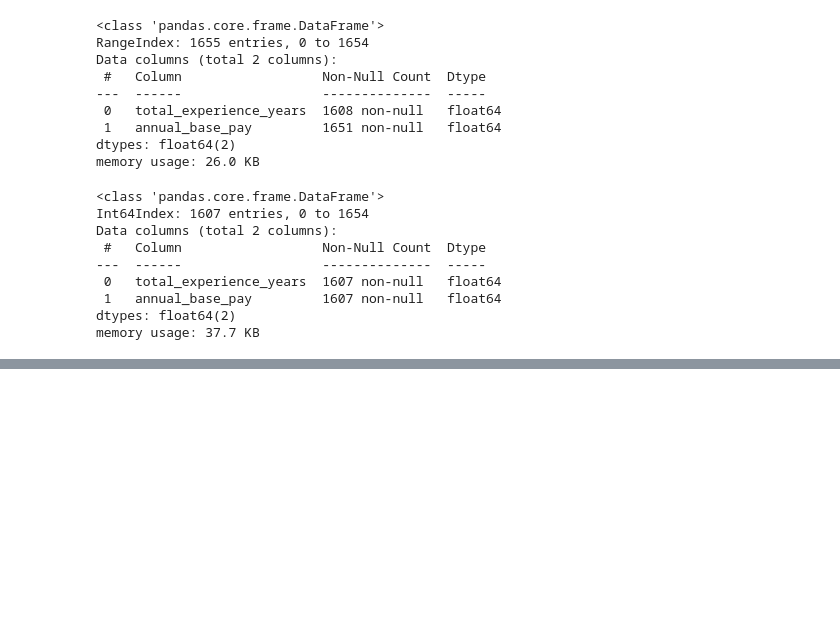
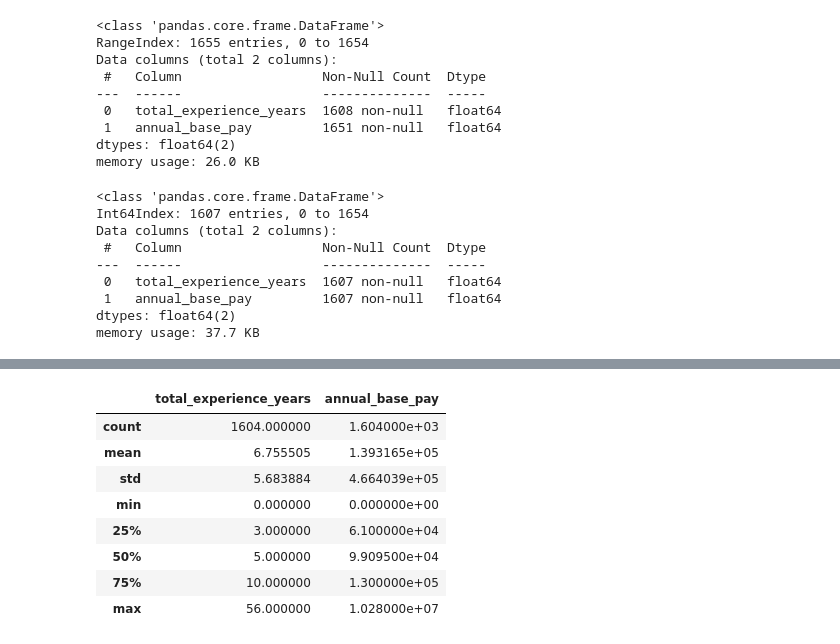
Before and after one commit to AndrewABrain/CCIC_DS1, a Jupyter notebook: How much will I earn.ipynb, the cells around one changed output, grey strips where cells are left out. Saved outputs shown, nothing was run; the diff lists cells and outputs as text; code cells hidden in the pictures; blank space fills up the shorter version.

```diff
--- a/How much will I earn.ipynb
+++ b/How much will I earn.ipynb
@@ -70,3 +74,15 @@ sns.scatterplot(data = df, x=df['total_experience_years'], y=df['annual_base_pay
+# %%
+df.describe()
+# %% [output]
+|  | total_experience_years | annual_base_pay |
+| count | 1604.000000 | 1.604000e+03 |
+| mean | 6.755505 | 1.393165e+05 |
+| std | 5.683884 | 4.664039e+05 |
+| min | 0.000000 | 0.000000e+00 |
+| 25% | 3.000000 | 6.100000e+04 |
+| 50% | 5.000000 | 9.909500e+04 |
+| 75% | 10.000000 | 1.300000e+05 |
+| max | 56.000000 | 1.028000e+07 |
 # %%
 def lineOfBestFit (df, lSlope, hSlope, lYIntercept, hYIntercept):
     whichIsBest = []
```
Also changed, not shown: parts of 10 cells of this notebook, 4 other files.
